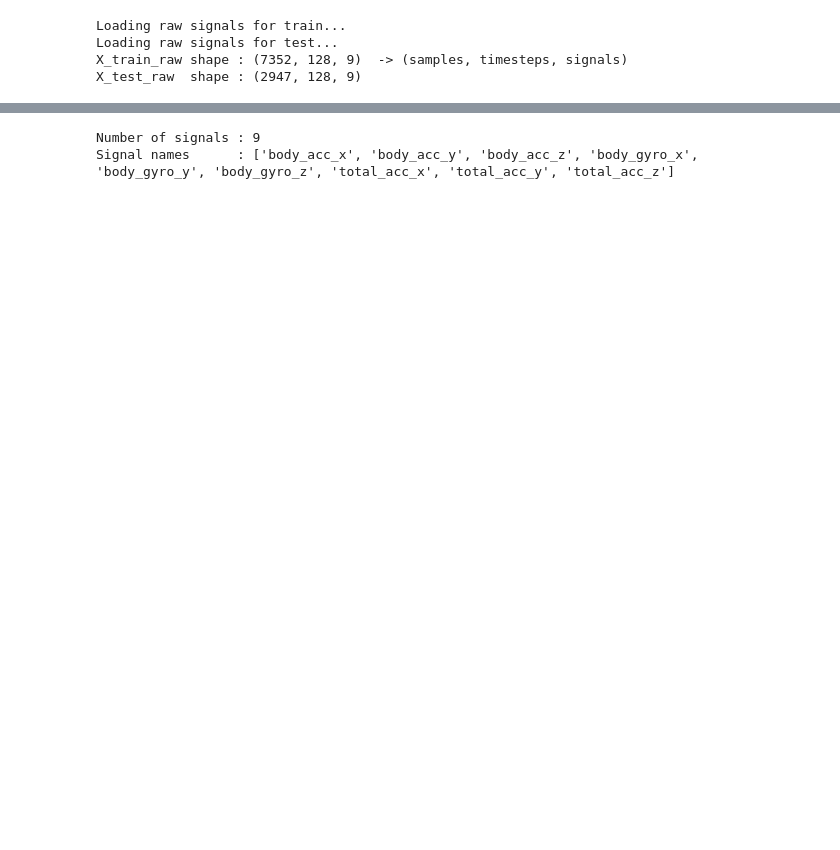
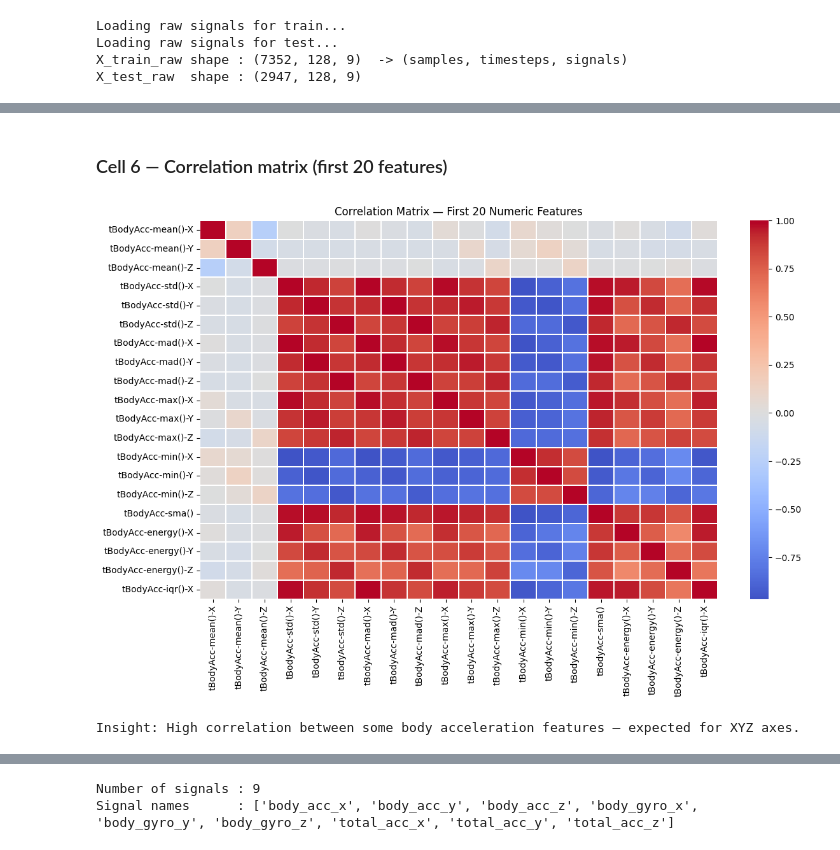
Before and after one commit to Eng0Abdo/Human-Activity-Recognition-Health-monitoring, a Jupyter notebook: project.ipynb, the cells around one changed output, grey strips where cells are left out. Saved outputs shown, nothing was run; the diff lists cells and outputs as text; code cells hidden in the pictures; blank space fills up the shorter version.

```diff
--- a/project.ipynb
+++ b/project.ipynb
@@ -102,0 +154,15 @@ Name: count, dtype: int64
+# %% [markdown]
+### Cell 6 — Correlation matrix (first 20 features)
+# %%
+numeric_data = train_data.select_dtypes(include=['number'])
+corr = numeric_data.iloc[:, 2:22].corr()
+
+plt.figure(figsize=(12, 8))
+sns.heatmap(corr, cmap='coolwarm', center=0, linewidths=0.3, annot=False)
+plt.title('Correlation Matrix — First 20 Numeric Features')
+plt.tight_layout()
+plt.show()
+print('Insight: High correlation between some body acceleration features — expected for XYZ axes.')
+# %% [output]
+[figure, added]
+Insight: High correlation between some body acceleration features — expected for XYZ axes.
```
Also changed, not shown: parts of 41 cells of this notebook.
